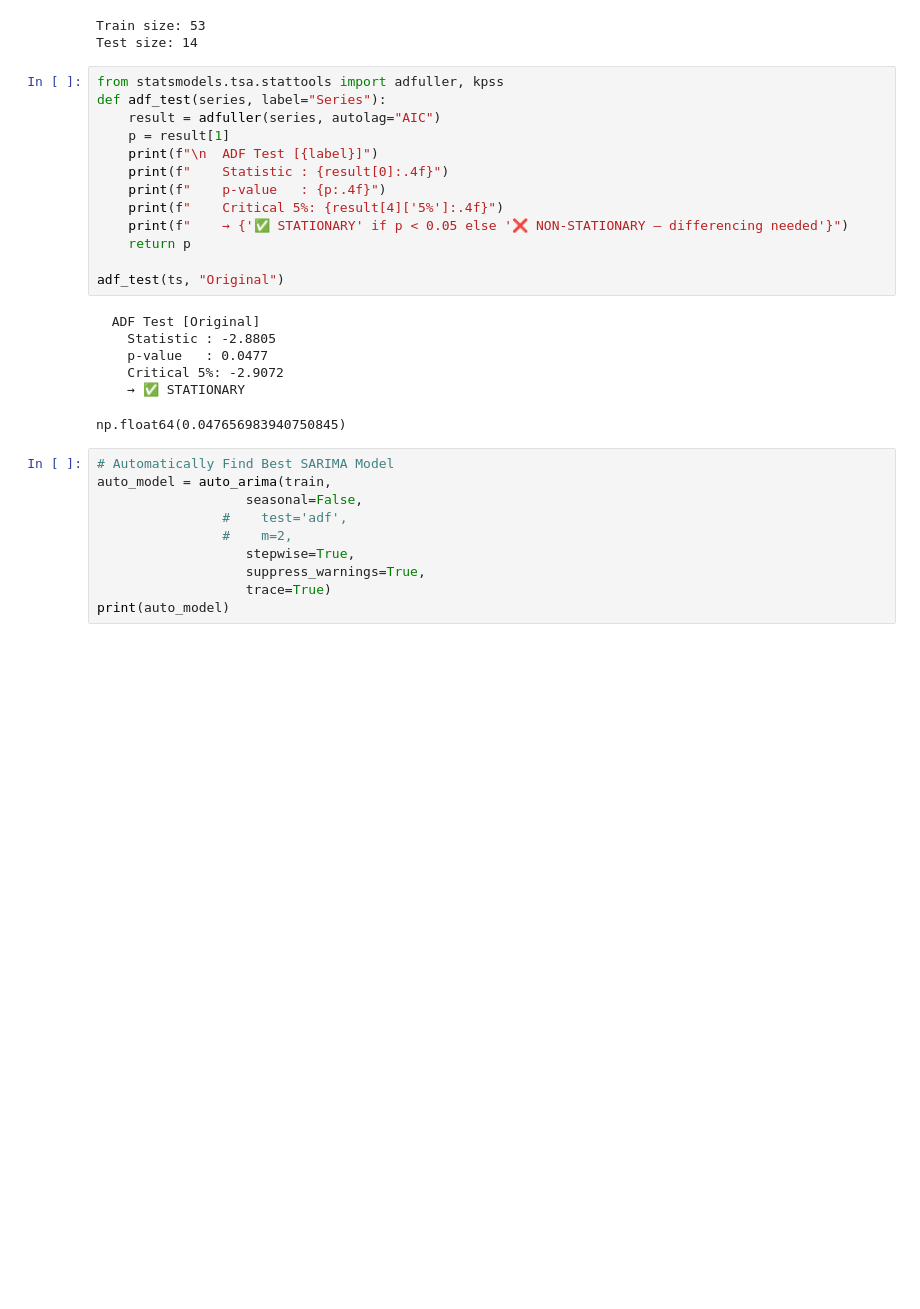
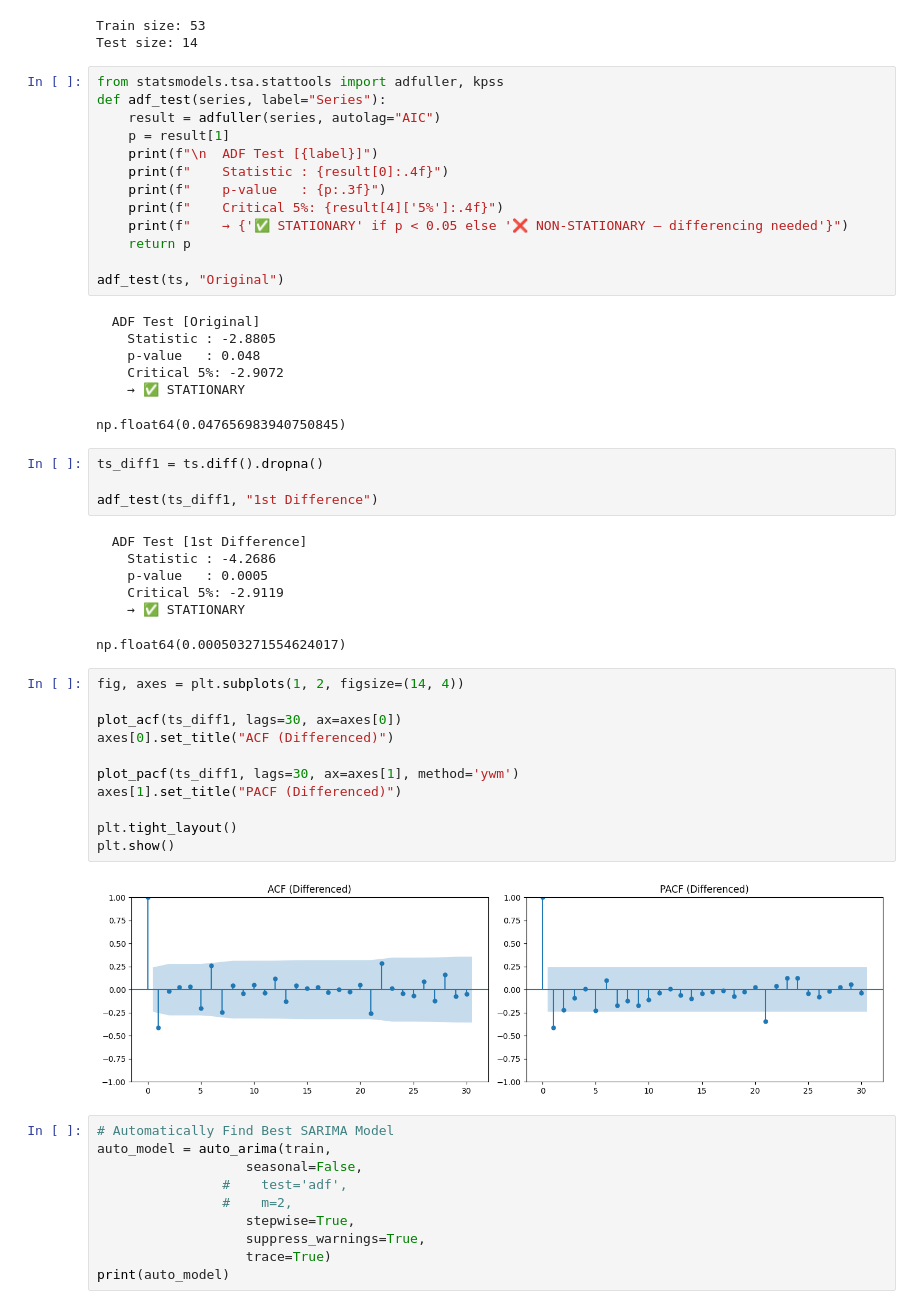
Before and after one commit to AchiniWathsala/Forecasting_Paddy_Production, a Jupyter notebook: avg_yield/arima_avg_yield.ipynb, the cells around one changed output. Drawn from its saved outputs; the diff is of its cells as text; blank space fills up the shorter version.

Commit message:
updated with ACF/PACF plots

```diff
--- a/avg_yield/arima_avg_yield.ipynb
+++ b/avg_yield/arima_avg_yield.ipynb
@@ -86,7 +87,7 @@ def adf_test(series, label="Series"):
     p = result[1]
     print(f"\n  ADF Test [{label}]")
     print(f"    Statistic : {result[0]:.4f}")
-    print(f"    p-value   : {p:.4f}")
+    print(f"    p-value   : {p:.3f}")
     print(f"    Critical 5%: {result[4]['5%']:.4f}")
     print(f"    → {'✅ STATIONARY' if p < 0.05 else '❌ NON-STATIONARY — differencing needed'}")
     return p
@@ -95,10 +96,34 @@ adf_test(ts, "Original")
 # %% [output]
   ADF Test [Original]
     Statistic : -2.8805
-    p-value   : 0.0477
+    p-value   : 0.048
     Critical 5%: -2.9072
     → ✅ STATIONARY
 np.float64(0.047656983940750845)
+# %%
+ts_diff1 = ts.diff().dropna()
+
+adf_test(ts_diff1, "1st Difference")
+# %% [output]
+  ADF Test [1st Difference]
+    Statistic : -4.2686
+    p-value   : 0.0005
+    Critical 5%: -2.9119
+    → ✅ STATIONARY
+np.float64(0.000503271554624017)
+# %%
+fig, axes = plt.subplots(1, 2, figsize=(14, 4))
+
+plot_acf(ts_diff1, lags=30, ax=axes[0])
+axes[0].set_title("ACF (Differenced)")
+
+plot_pacf(ts_diff1, lags=30, ax=axes[1], method='ywm')
+axes[1].set_title("PACF (Differenced)")
+
+plt.tight_layout()
+plt.show()
+# %% [output]
+[figure, added]
 # %%
 # Automatically Find Best SARIMA Model
 auto_model = auto_arima(train,
```
Also changed, not shown: parts of 1 cell of this notebook, 4 other files.
